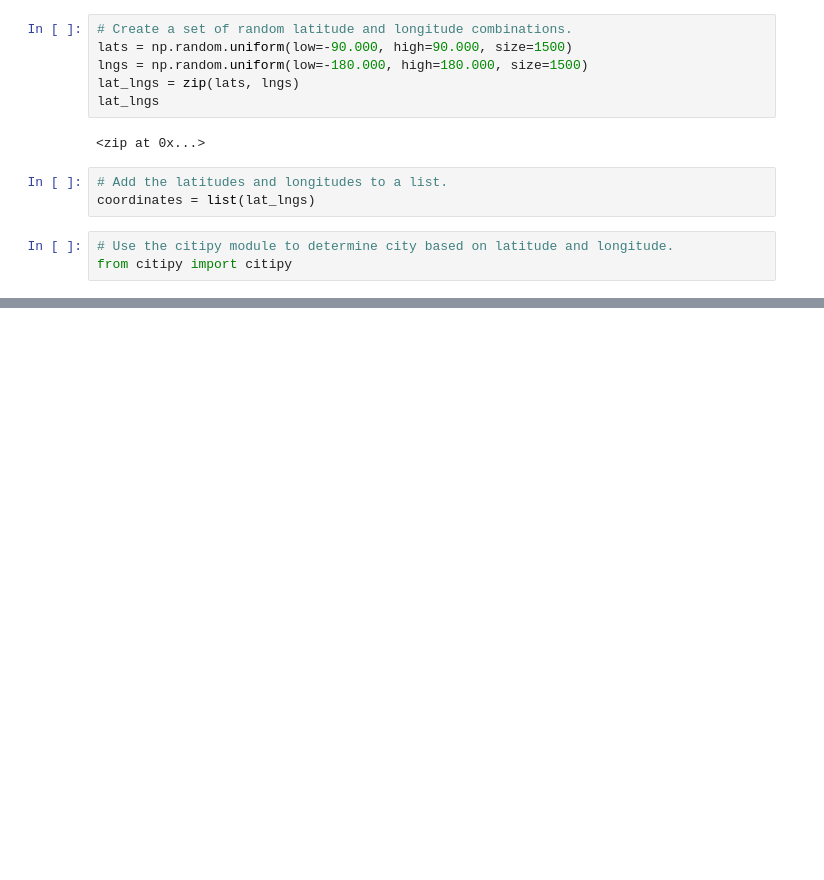
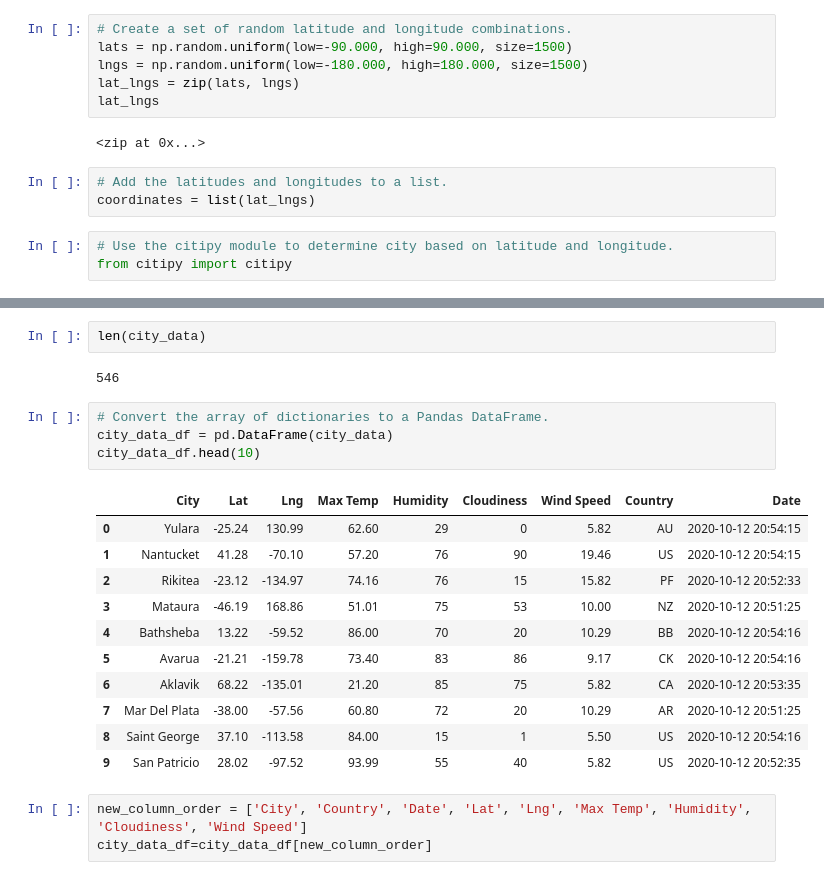
Before and after one commit to andrej-arsovski/World_Weather_Analysis, a Jupyter notebook: WeatherPy.ipynb, the cells around one changed output, grey strips where cells are left out. Cells and saved outputs as stored; diff of their text form; blank space fills up the shorter version.

```diff
--- a/WeatherPy.ipynb
+++ b/WeatherPy.ipynb
@@ -53,0 +126,23 @@ cities
+# %%
+len(city_data)
+# %% [output]
+546
+# %%
+# Convert the array of dictionaries to a Pandas DataFrame.
+city_data_df = pd.DataFrame(city_data)
+city_data_df.head(10)
+# %% [output]
+|  | City | Lat | Lng | Max Temp | Humidity | Cloudiness | Wind Speed | Country | Date |
+| 0 | Yulara | -25.24 | 130.99 | 62.60 | 29 | 0 | 5.82 | AU | 2020-10-12 20:54:15 |
+| 1 | Nantucket | 41.28 | -70.10 | 57.20 | 76 | 90 | 19.46 | US | 2020-10-12 20:54:15 |
+| 2 | Rikitea | -23.12 | -134.97 | 74.16 | 76 | 15 | 15.82 | PF | 2020-10-12 20:52:33 |
+| 3 | Mataura | -46.19 | 168.86 | 51.01 | 75 | 53 | 10.00 | NZ | 2020-10-12 20:51:25 |
+| 4 | Bathsheba | 13.22 | -59.52 | 86.00 | 70 | 20 | 10.29 | BB | 2020-10-12 20:54:16 |
+| 5 | Avarua | -21.21 | -159.78 | 73.40 | 83 | 86 | 9.17 | CK | 2020-10-12 20:54:16 |
+| 6 | Aklavik | 68.22 | -135.01 | 21.20 | 85 | 75 | 5.82 | CA | 2020-10-12 20:53:35 |
+| 7 | Mar Del Plata | -38.00 | -57.56 | 60.80 | 72 | 20 | 10.29 | AR | 2020-10-12 20:51:25 |
+| 8 | Saint George | 37.10 | -113.58 | 84.00 | 15 | 1 | 5.50 | US | 2020-10-12 20:54:16 |
+| 9 | San Patricio | 28.02 | -97.52 | 93.99 | 55 | 40 | 5.82 | US | 2020-10-12 20:52:35 |
+# %%
+new_column_order = ['City', 'Country', 'Date', 'Lat', 'Lng', 'Max Temp', 'Humidity', 'Cloudiness', 'Wind Speed']
+city_data_df=city_data_df[new_column_order]
```
Also changed, not shown: parts of 5 cells of this notebook, 1 other file.
